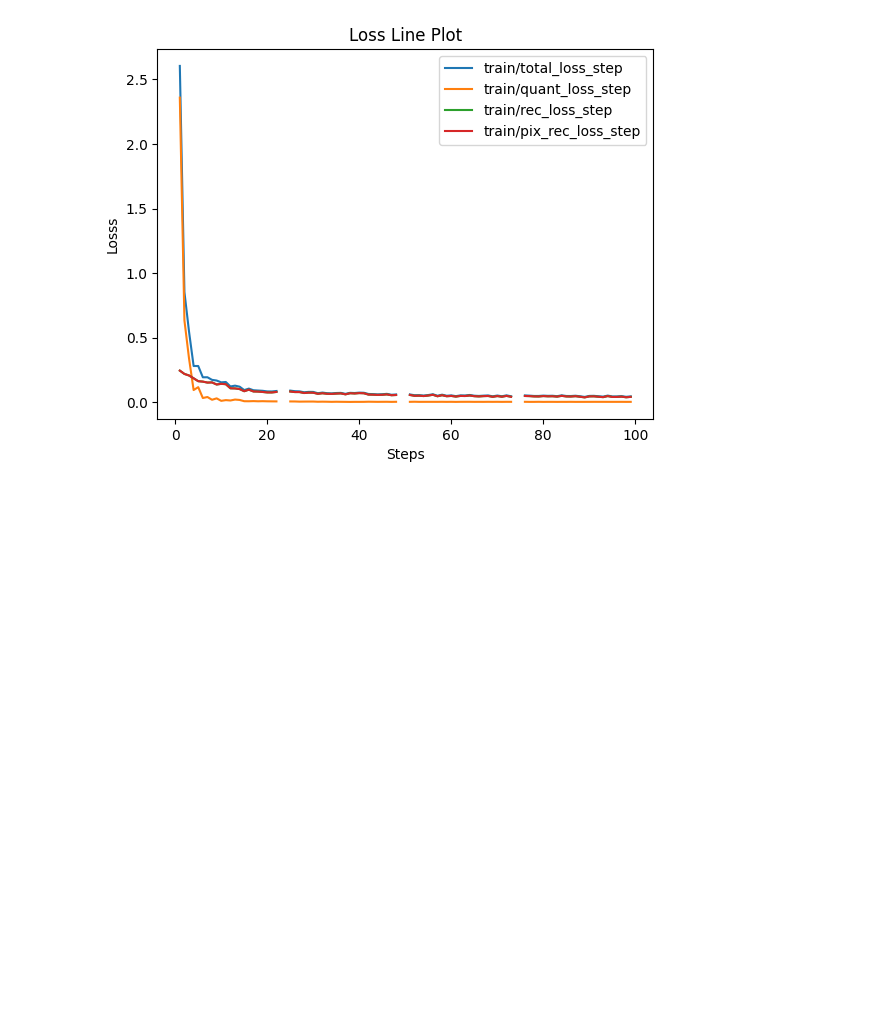
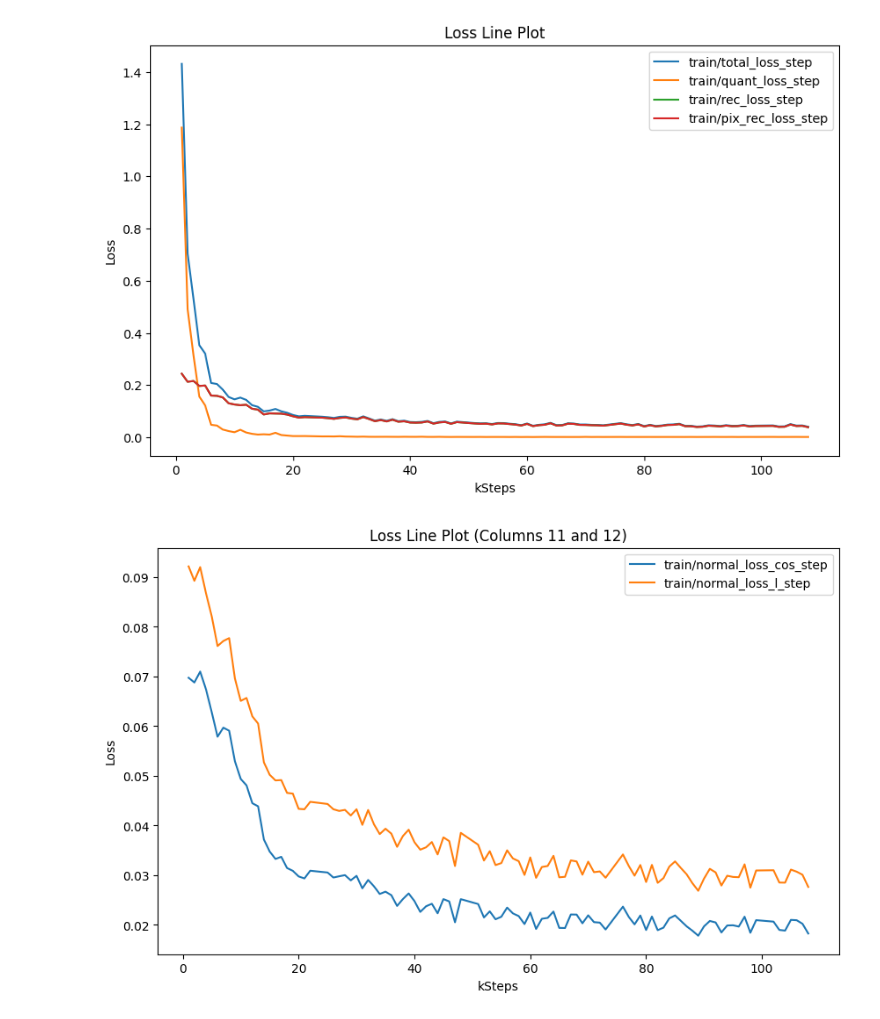
Before and after one commit to YukiaCUI/img2depth2Lidar, a Jupyter notebook: LiDAR-Diffusion/loss_vis.ipynb, the cells around one changed output. Drawn from its saved outputs; the diff is of its cells as text; code cells hidden in the pictures; blank space fills up the shorter version.

```diff
--- a/LiDAR-Diffusion/loss_vis.ipynb
+++ b/LiDAR-Diffusion/loss_vis.ipynb
@@ -1,22 +1,41 @@
 # %%
 import pandas as pd
 import matplotlib.pyplot as plt
 
 # 读取csv文件
 df = pd.read_csv('metrics_1.csv')
 
+# 绘制前四列数据的折线图
+plt.figure(figsize=(10, 6))
 for column in df.columns[:4]:
-    plt.plot(df.index[1:101], df[column].iloc[1:101], label=column)
+    # 跳过空值的行
+    data = df[[column]].dropna()
+    plt.plot(data.index[1:101], data[column].iloc[1:101], label=column)
 
-# 添加图例
+# 添加图例、标题和标签
 plt.legend()
-
-# 设置标题和标签
 plt.title('Loss Line Plot')
 plt.xlabel('kSteps')
-plt.ylabel('Losss')
+plt.ylabel('Loss')
 
-# 显示图形
+# 显示第一个图形
 plt.show()
+
+# 绘制第11和第12列数据的折线图
+plt.figure(figsize=(10, 6))
+for column in df.columns[10:12]:
+    # 跳过空值的行
+    data = df[[column]].dropna()
+    plt.plot(data.index[1:101], data[column].iloc[1:101], label=column)
+
+# 添加图例、标题和标签
+plt.legend()
+plt.title('Loss Line Plot (Columns 11 and 12)')
+plt.xlabel('kSteps')
+plt.ylabel('Loss')
+
+# 显示第二个图形
+plt.show()
 # %% [output]
-[figure, old version]
+[figure, new version]
+[figure, added]
```
Also changed, not shown: 1 other file.
